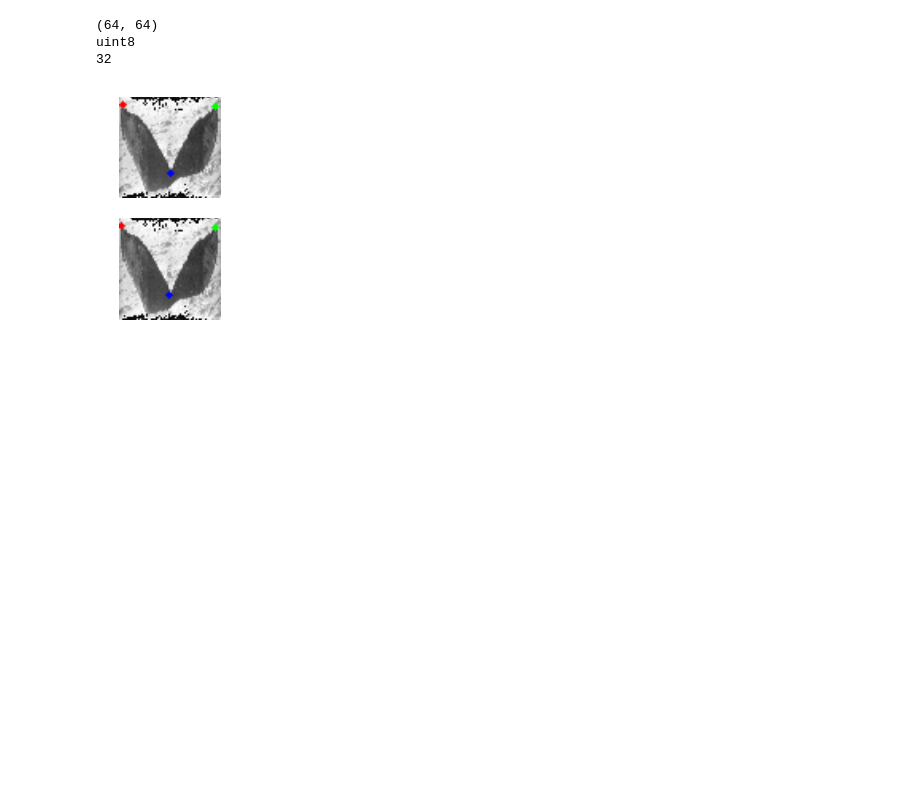
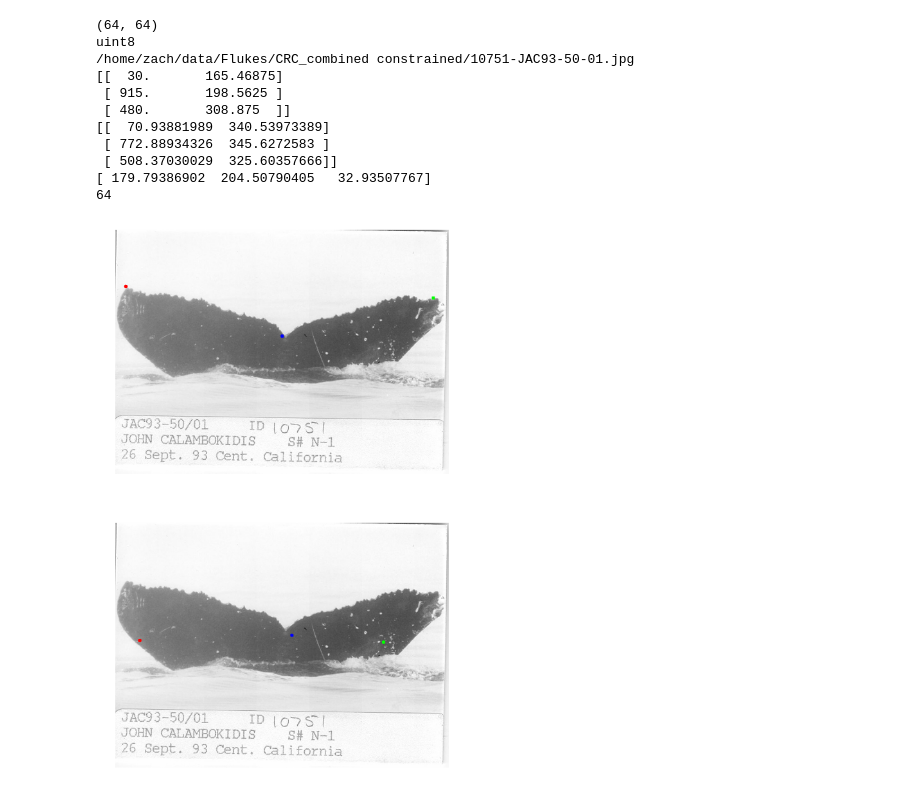
Before and after one commit to zmjjmz/thesiswork, a Jupyter notebook: edge_extract/Keypoint Extractor Analysis.ipynb, the cells around one changed output. Cells and saved outputs as stored; diff of their text form; code cells hidden in the pictures; blank space fills up the shorter version.

Commit message:
Integrating data augmentation, getting a bigger network working

```diff
--- a/edge_extract/Keypoint Extractor Analysis.ipynb
+++ b/edge_extract/Keypoint Extractor Analysis.ipynb
@@ -25,9 +24,9 @@ Trying /home/zach/envs/thesis/local/lib/python2.7/site-packages/flann-1.8.4-py2.
 # %%
-model_loc = 'all_kpts_64'
-dset_loc = 'all_kpts_64'
+model_loc = 'all_kpts_64_sizes'
+dset_loc = 'all_kpts_64_sizes'
 # %%
 with open(join(dataset_loc, "Flukes/kpts/%s/model.pkl" % model_loc), 'r') as f:
     model = pickle.load(f)
 
-test_dset = load_dataset(join(dataset_loc, "Flukes/kpts/%s" % dset_loc), normalize_method='meansub')
+dset = load_dataset(join(dataset_loc, "Flukes/kpts/%s" % dset_loc), normalize_method='zscore')
 # %% [output]
@@ -43,7 +42,7 @@ model_outputs = [ll.get_output(intr_layer, X, deterministic=True) for intr_layer
 #segmenter_out = ll.get_output(segmenter, X, deterministic=True)
 kpextractor_fn = tfn([X], model_outputs)
 
-dset_for_model = {section:preproc_dataset(test_dset[section]) for section in ['train', 'valid', 'test']}
+dset_for_model = {section:preproc_dataset(dset[section]) for section in ['train', 'valid', 'test']}
 
 point_outputs = {sec:kpextractor_fn(dset_for_model[sec]['X']) for sec in ['train','valid','test']}
 # %%
@@ -78,59 +93,75 @@ import random
 
 def drawPoints(points, img):
     color_img = cv2.cvtColor(img, cv2.COLOR_GRAY2RGB)
-    cv2.circle(color_img, (int(points[0,0]), int(points[0,1])), 2, (255,0,0), -1) # left
-    cv2.circle(color_img, (int(points[1,0]), int(points[1,1])), 2, (0,255,0), -1) # right
-    cv2.circle(color_img, (int(points[2,0]), int(points[2,1])), 2, (0,0,255), -1) # notch
+    cv2.circle(color_img, (int(points[0,0]), int(points[0,1])), 5, (255,0,0), -1) # left
+    cv2.circle(color_img, (int(points[1,0]), int(points[1,1])), 5, (0,255,0), -1) # right
+    cv2.circle(color_img, (int(points[2,0]), int(points[2,1])), 5, (0,0,255), -1) # notch
     return color_img
 
-def show_output(originals, true_labels, outputs, ind, stage=-1):
+def show_output(originals, true_labels, outputs, ind, stage=-1, imgnames=None):
     # the [0] indexes into the channel
-    original = ((originals[ind][0]) + test_dset['mean']).astype(np.uint8).T
+    original = ((originals[ind][0]*dset['std']) + dset['mean']).astype(np.uint8).T
     print(original.shape)
     print(original.dtype)
     true_points = true_labels[ind]
-    sizey, sizex = original.shape[-2:]
-    scale_mat = np.array([sizex, sizey]*3).reshape(3,2)
-    true_points_scaled = true_points
+    imgname = imgnames[ind]
+    print(imgname)
+    original_img = cv2.cvtColor(cv2.imread(imgname),cv2.COLOR_BGR2GRAY)
+    truey, truex = original_img.shape[:2]
+    #sizey, sizex = original.shape[-2:]
+    sizey, sizex = (1.,1.)
+    scale_denom = np.array([sizex, sizey]*3,dtype=np.float32).reshape(3,2)
+    scale_num = np.array([truex, truey]*3,dtype=np.float32).reshape(3,2)
+    true_points_scaled = true_points * (scale_num / scale_denom)
+    print(true_points_scaled)
     #true_points_scaled = (true_points * scale_mat + scale_mat) / 2
     # draw left right notch on the original image
-    gt_drawn = drawPoints(true_points_scaled, original)
+    gt_drawn = drawPoints(true_points_scaled, original_img)
 
     pred_points = outputs[-1][ind]
     #pred_points_scaled = (pred_points * scale_mat + scale_mat) / 2
-    pred_points_scaled = pred_points
-    pred_drawn = drawPoints(pred_points_scaled, original)
-
-
+    pred_points_scaled = pred_points * (scale_num / scale_denom)
+    print(pred_points_scaled)
+    pred_drawn = drawPoints(pred_points_scaled, original_img)
+    print(np.linalg.norm(true_points_scaled - pred_points_scaled, axis=1))
     network_stage = outputs[stage][ind].swapaxes(0,2)
     #print(output)
-    f, trueax = plt.subplots(2)
+    f, trueax = plt.subplots(2, figsize=(15,15))
     for i in trueax:
         i.axis('off')
     trueax[0].imshow(gt_drawn)
     trueax[1].imshow(pred_drawn)
 
     nfilters = network_stage.shape[-1]
     print(nfilters)
     square_size = int(np.sqrt(nfilters) + 0.5)
     #print(square_size)
     plt.gray()
     f, netax = plt.subplots(square_size, square_size, figsize=(15,15))
     for i in range(square_size*square_size):
         #netax.set_gray()
         this_ax = netax[i // square_size, i % square_size]
         this_ax.axis('off')
         #this_ax.get_xaxis().set_visible(False)
         #this_ax.get_yaxis().set_visible(False)
         if i < nfilters:
             this_ax.imshow(network_stage[:,:,i], interpolation='none')
     #ax[2].imshow(network_stage)
 
 sec = 'valid'
 show_output(dset_for_model[sec]['X'], dset_for_model[sec]['y'], point_outputs[sec],
-            random.choice(range(dset_for_model[sec]['X'].shape[0])), stage=7)
+            random.choice(range(dset_for_model[sec]['X'].shape[0])), stage=12,
+            imgnames=dset_for_model[sec]['names'])
 # %% [output]
 (64, 64)
 uint8
-32
+/home/zach/data/Flukes/CRC_combined constrained/10751-JAC93-50-01.jpg
+[[  30.       165.46875]
+ [ 915.       198.5625 ]
+ [ 480.       308.875  ]]
+[[  70.93881989  340.53973389]
+ [ 772.88934326  345.6272583 ]
+ [ 508.37030029  325.60357666]]
+[ 179.79386902  204.50790405   32.93507767]
+64
-[figure, old version]
+[figure, new version]
```
Also changed, not shown: parts of 8 cells of this notebook, 4 other files.
